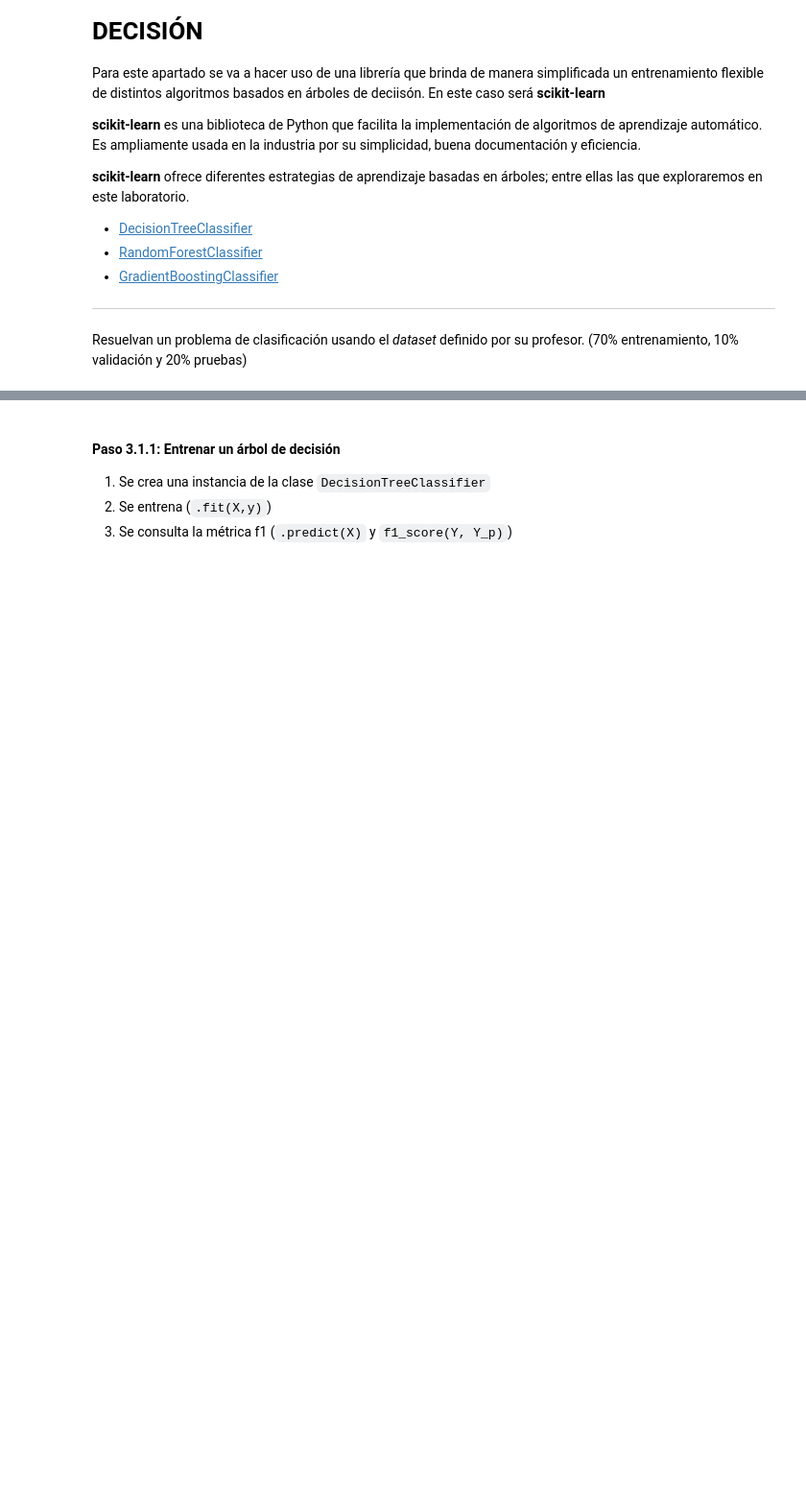
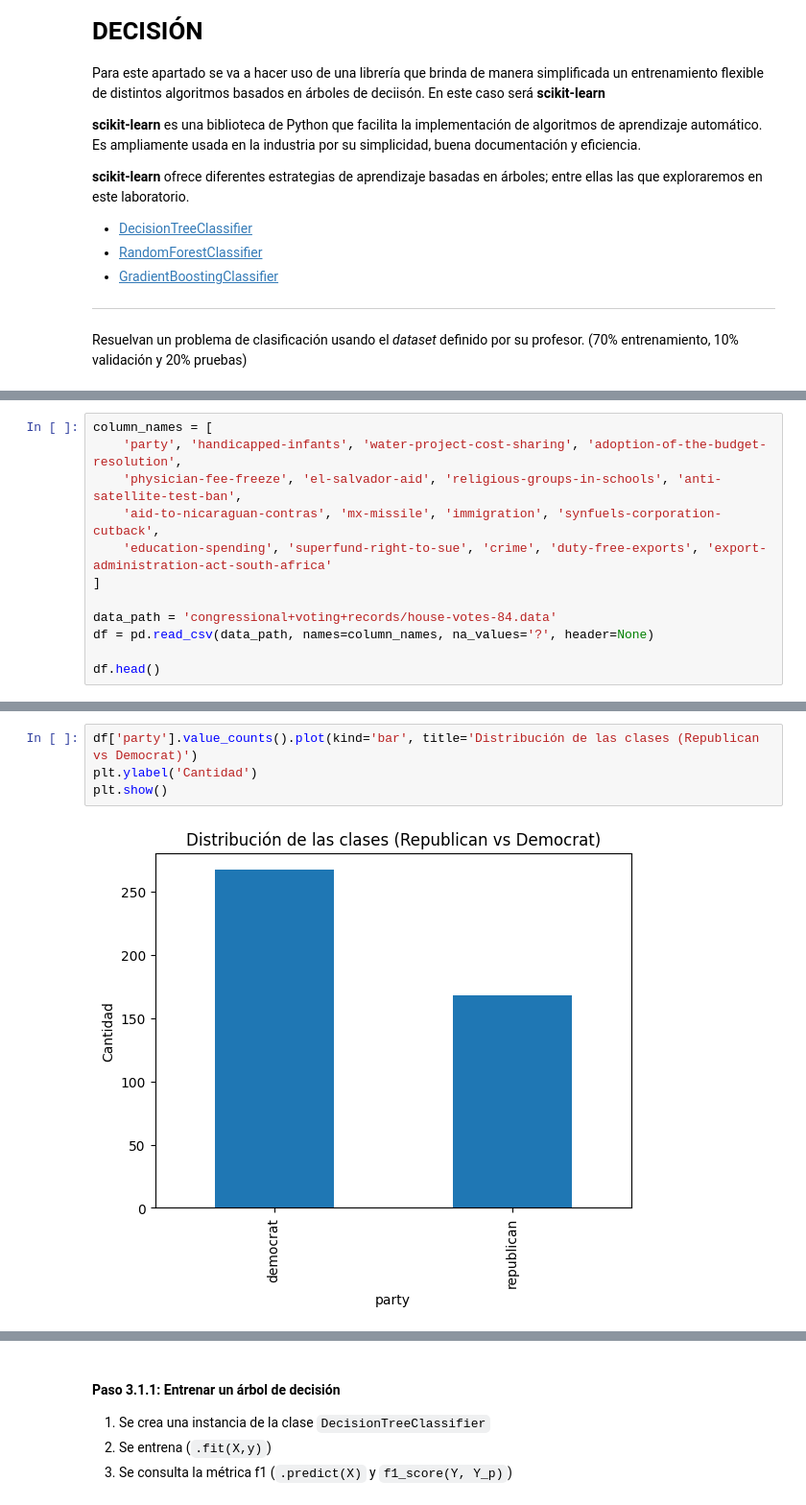
Before and after one commit to mariapaularm/PTIA-lab01, a Jupyter notebook: DT_PTIA_2026-1C.ipynb, the cells around one changed output, grey strips where cells are left out. Shown at 96% size. Cells and saved outputs as stored; diff of their text form; blank space fills up the shorter version.

```diff
--- a/DT_PTIA_2026-1C.ipynb
+++ b/DT_PTIA_2026-1C.ipynb
@@ -1184,0 +1184,12 @@ Para comprender la naturaleza de los datos que estamos utilizando es necesario *
+# %%
+column_names = [
+    'party', 'handicapped-infants', 'water-project-cost-sharing', 'adoption-of-the-budget-resolution',
+    'physician-fee-freeze', 'el-salvador-aid', 'religious-groups-in-schools', 'anti-satellite-test-ban',
+    'aid-to-nicaraguan-contras', 'mx-missile', 'immigration', 'synfuels-corporation-cutback',
+    'education-spending', 'superfund-right-to-sue', 'crime', 'duty-free-exports', 'export-administration-act-south-africa'
+]
+
+data_path = 'congressional+voting+records/house-votes-84.data'
+df = pd.read_csv(data_path, names=column_names, na_values='?', header=None)
+
+df.head()
@@ -1184,0 +1266,6 @@ Para comprender la naturaleza de los datos que estamos utilizando es necesario *
+# %%
+df['party'].value_counts().plot(kind='bar', title='Distribución de las clases (Republican vs Democrat)')
+plt.ylabel('Cantidad')
+plt.show()
+# %% [output]
+[figure, added]
```
Also changed, not shown: parts of 32 cells of this notebook.
